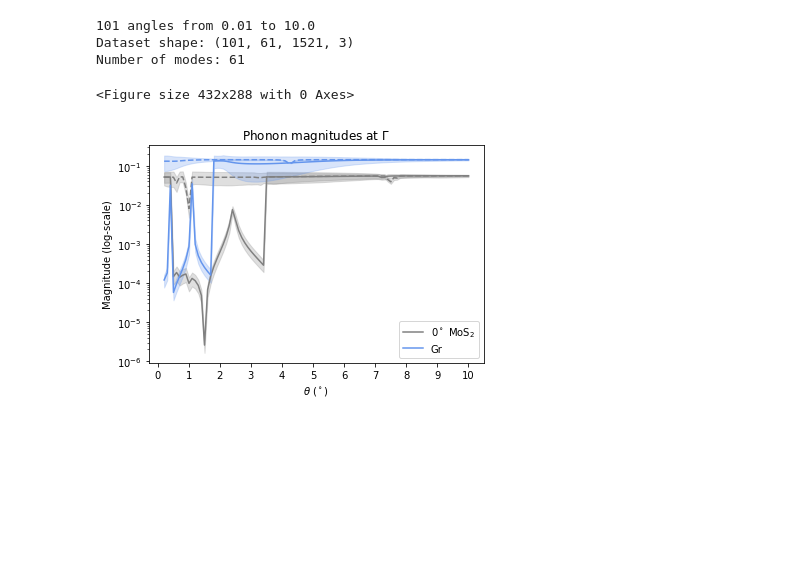
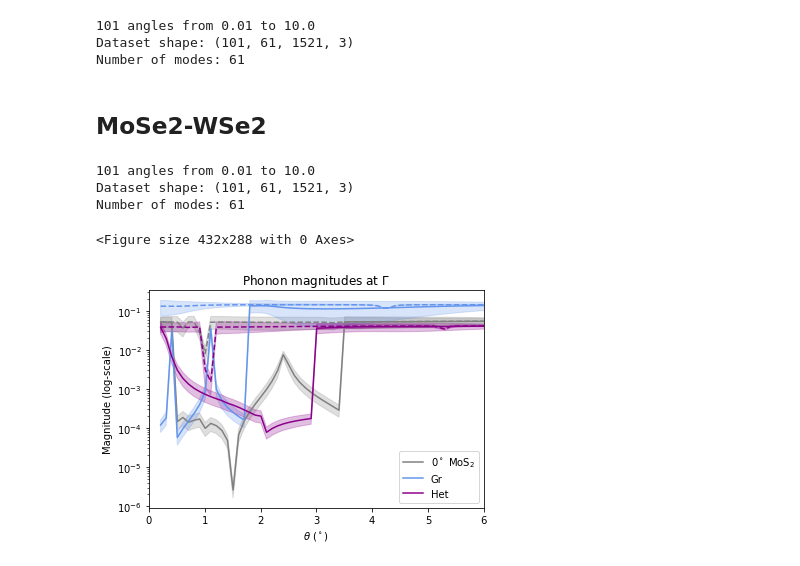
Before and after one commit to jz-lu/ml-ph, a Jupyter notebook: ALLEGRO_ANALYZER/thspc_mags.ipynb, the cells around one changed output. Saved outputs shown, nothing was run; the diff lists cells and outputs as text; code cells hidden in the pictures; blank space fills up the shorter version.

```diff
--- a/ALLEGRO_ANALYZER/thspc_mags.ipynb
+++ b/ALLEGRO_ANALYZER/thspc_mags.ipynb
@@ -143,3 +143,36 @@ np.save(f'{ROOT}/{DIRNAME}/{THSPC_DIR}/data/Gr_LB1_mean.npy', M2_LB1_mean)
 np.save(f'{ROOT}/{DIRNAME}/{THSPC_DIR}/data/Gr_LB1_max_z.npy', M2_LB1_max_z)
 np.save(f'{ROOT}/{DIRNAME}/{THSPC_DIR}/data/Gr_LB1_min_z.npy', M2_LB1_min_z)
 np.save(f'{ROOT}/{DIRNAME}/{THSPC_DIR}/data/Gr_LB1_mean_z.npy', M2_LB1_mean_z)
+# %% [markdown]
+## MoSe2-WSe2
+# %%
+DIRNAME = "tvHet"
+
+# Change as necessary
+M3_th_min, M3_th_max, M3_ntheta = np.loadtxt(f"{ROOT}/{DIRNAME}/theta.txt")
+M3_ntheta = int(M3_ntheta)
+KPT = 'Gamma'
+print(f"{M3_ntheta} angles from {M3_th_min} to {M3_th_max}")
+
+# Import dataset from the directory
+log_name = r'$\Gamma$' if KPT == 'Gamma' else KPT
+path = f'{ROOT}/{DIRNAME}/{THSPC_DIR}/{KPT}/thspc_mags.npy'
+ppath = f'{ROOT}/{DIRNAME}/{THSPC_DIR}/{KPT}/thspc_phonons.npy'
+poscars_uc = [Poscar.from_file(f'{ROOT}/{DIRNAME}/POSCAR_LAYER{i+1}') for i in range(2)]
+M3_dataset = np.load(path)
+M3_phonons = np.load(ppath)
+M3_nmodes = M3_dataset.shape[1]
+print("Dataset shape:", M3_dataset.shape)
+print("Number of modes:", M3_nmodes)
+M3_thetas = np.linspace(M3_th_min, M3_th_max, M3_ntheta)
+# %% [output]
+101 angles from 0.01 to 10.0
+Dataset shape: (101, 61, 1521, 3)
+Number of modes: 61
+# %%
+M3_mean_umag = np.mean(LA.norm(M3_dataset, axis=-1), axis=2)
+M3_max_umag = np.quantile(LA.norm(M3_dataset, axis=-1), 0.75, axis=2)
+M3_min_umag = np.quantile(LA.norm(M3_dataset, axis=-1), 0.25, axis=2)
+M3_max_uz = np.quantile(M3_dataset[:,:,:,-1], 0.75, axis=2)
+M3_min_uz = np.quantile(M3_dataset[:,:,:,-1], 0.25, axis=2)
+M3_mean_uz = np.mean(M3_dataset[:,:,:,-1], axis=2)
@@ -146,28 +212,39 @@ np.save(f'{ROOT}/{DIRNAME}/{THSPC_DIR}/data/Gr_LB1_mean_z.npy', M2_LB1_mean_z)
 # %%
 plt.clf()
 CUT = 2
 _, ax = plt.subplots()
 ax.set_title(fr"Phonon magnitudes at {log_name}")
 ax.set_xlabel(r'$\theta$ ($^\circ$)')
 ax.set_ylabel(r'Magnitude (log-scale)')
 
+# MoS2-0
 ax.plot(M1_thetas[CUT:], M1_LB1_mean[CUT:], color='grey', label=r'$0^\circ$ MoS$_2$')
 ax.fill_between(M1_thetas[CUT:], M1_LB1_min[CUT:], M1_LB1_max[CUT:], color='grey', alpha=0.25)
 ax.plot(M1_thetas[CUT:], M1_S_mean[CUT:], color='grey', linestyle='--')
 ax.fill_between(M1_thetas[CUT:], M1_S_min[CUT:], M1_S_max[CUT:], color='grey', alpha=0.25)
 
+# Gr
 ax.plot(M2_thetas[CUT:], M2_LB1_mean[CUT:], color='cornflowerblue', label='Gr')
 ax.fill_between(M2_thetas[CUT:], M2_LB1_min[CUT:], M2_LB1_max[CUT:], color='cornflowerblue', alpha=0.25)
 ax.plot(M2_thetas[CUT:], M2_S_mean[CUT:], color='cornflowerblue', linestyle='--')
 ax.fill_between(M2_thetas[CUT:], M2_S_min[CUT:], M2_S_max[CUT:], color='cornflowerblue', alpha=0.25)
 
+# MoSe2-WSe2
+ax.plot(M3_thetas[CUT:], M3_LB1_mean[CUT:], color='darkmagenta', label='Het')
+ax.fill_between(M3_thetas[CUT:], M3_LB1_min[CUT:], M3_LB1_max[CUT:], color='darkmagenta', alpha=0.25)
+ax.plot(M3_thetas[CUT:], M3_S_mean[CUT:], color='darkmagenta', linestyle='--')
+ax.fill_between(M3_thetas[CUT:], M3_S_min[CUT:], M3_S_max[CUT:], color='darkmagenta', alpha=0.25)
+
+# MoS2-180
+
 ax.legend()
 ax.set_yscale("log")
-ax.set_xticks(np.arange(10+1))
+ax.set_xticks(np.arange(6+1))
+ax.set_xlim((0,6))
 # ax.plot([1.1]*3, [2e-1, 1e-2, 2e-5], color='darkgrey', linestyle='--')
 # plt.text(1.2, 2e-5, r'$1.1^\circ$')
 plt.savefig("/Users/jonathanlu/Documents/data_mlph/mags.pdf")
 plt.show()
 # %% [output]
 <Figure size 432x288 with 0 Axes>
-[figure, old version]
+[figure, new version]
```
Also changed, not shown: parts of 1 cell of this notebook, 2 other files.
